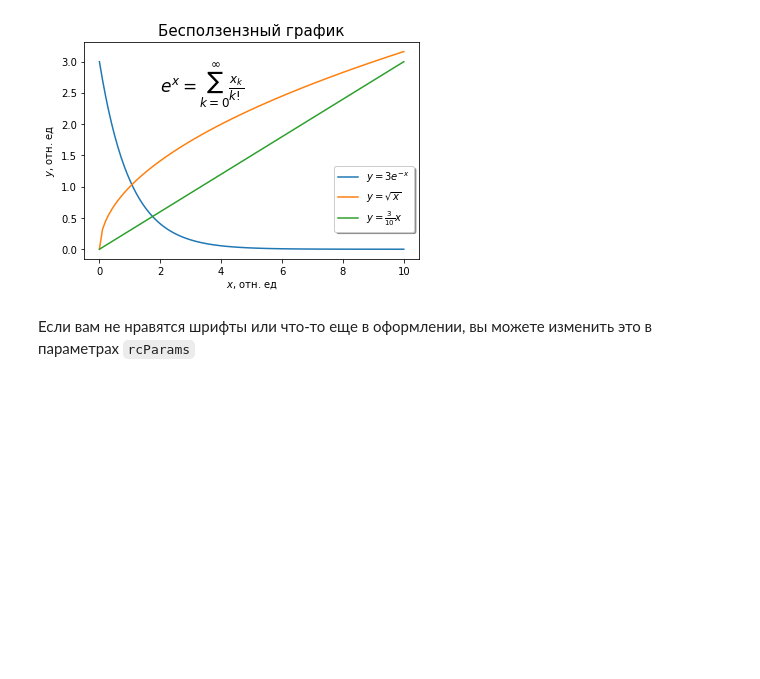
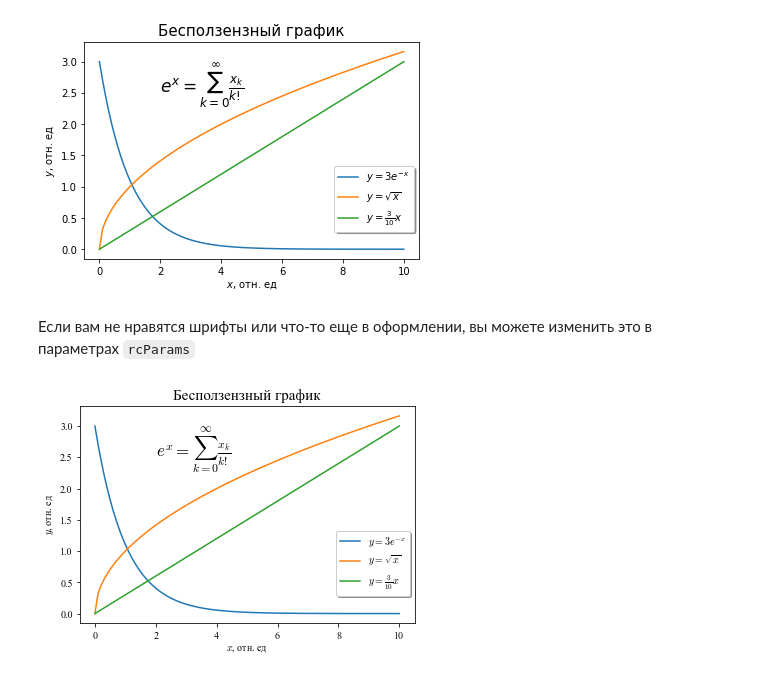
Before and after one commit to yamarus/PyForSci, a Jupyter notebook: source/lectures/theme7.ipynb, the cells around one changed output. Saved outputs shown, nothing was run; the diff lists cells and outputs as text; code cells hidden in the pictures; blank space fills up the shorter version.

```diff
--- a/source/lectures/theme7.ipynb
+++ b/source/lectures/theme7.ipynb
@@ -307,3 +307,31 @@ plt.show()
 [figure]
 # %% [markdown]
 Если вам не нравятся шрифты или что-то еще в оформлении, вы можете изменить это в параметрах ``rcParams``
+# %%
+from matplotlib import rcParams
+rcParams['font.family'] = 'serif'
+rcParams['font.serif'] = ['Times New Roman']
+rcParams['mathtext.fontset'] = 'cm'
+
+
+x = np.linspace(0, 10, 100)
+y1 = 3*np.exp(-x)
+y2 = x**0.5
+y3 = x*3/10
+
+plt.plot(x,y1, label='$y = 3e^{-x}$')
+plt.plot(x,y2, label='$y=\sqrt{x}$')
+plt.plot(x,y3, label=r'$y =\frac{3}{10} x$')
+
+plt.legend(bbox_to_anchor=(0.7, 0.15, 0.3, 0.3), shadow='True',)
+
+plt.title('Бесползензный график', fontdict={'fontsize': 15})
+
+plt.text(2,2.5,r'$e^x = \sum_{k=0}^\infty \frac{x_k}{k!}$', fontdict={'fontsize': 17})
+
+plt.xlabel('$x$, отн. ед')
+plt.ylabel('$y$, отн. ед')
+
+plt.show()
+# %% [output]
+[figure, added]
```
Also changed, not shown: parts of 15 cells of this notebook.
